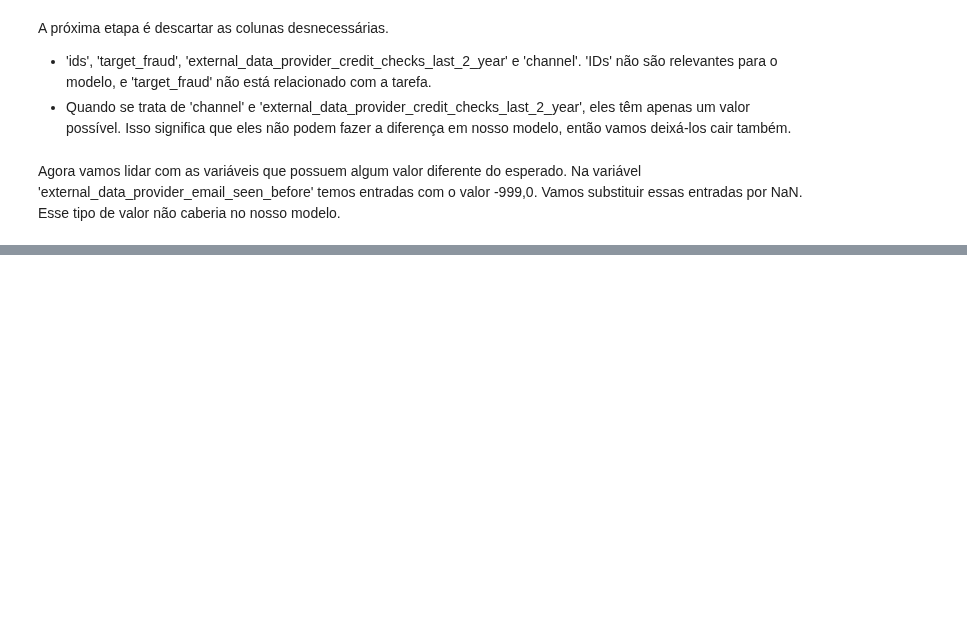
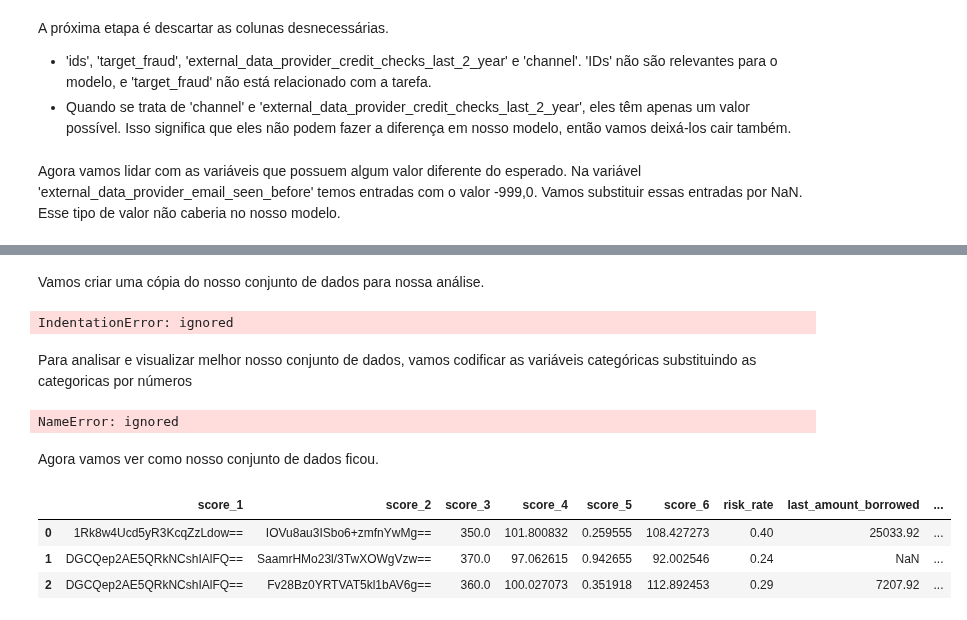
Before and after one commit to marcos-code/Portfolio_DataScience, a Jupyter notebook: Avaliação_de_Risco_de_Crédito.ipynb, the cells around one changed output, grey strips where cells are left out. Cells and saved outputs as stored; diff of their text form; code cells hidden in the pictures; blank space fills up the shorter version.

```diff
--- a/Avaliação_de_Risco_de_Crédito.ipynb
+++ b/Avaliação_de_Risco_de_Crédito.ipynb
@@ -252,8 +288,8 @@ A próxima etapa é descartar as colunas desnecessárias.
 'IDs' não são relevantes para o modelo, e 'target_fraud' não está relacionado com a tarefa.
 * Quando se trata de 'channel' e  'external_data_provider_credit_checks_last_2_year', eles têm apenas um valor possível. Isso significa que eles não podem fazer a diferença em nosso modelo, então vamos deixá-los cair também.
 # %%
-# Descartando as variáveis que não iremos usar
-df_clean = df_clean.drop(columns=['ids','target_fraud',
+# # Descartando as variáveis que não iremos usar
+df_clean.drop(labels=['ids','target_fraud',
                                   'external_data_provider_credit_checks_last_2_year',
                                   'channel'],axis=1, inplace=True)
 # %% [markdown]
@@ -270,0 +310,20 @@ TypeError: ignored
+# %%
+from sklearn.impute import SimpleImputer
+
+num_df = df_clean.select_dtypes(exclude='object').columns
+cat_df = df_clean.select_dtypes(include='object').columns
+
+# substituição de valores ausentes
+df_clean.last_amount_borrowed.fillna(value=0, inplace=True)
+df_clean.last_borrowed_in_months.fillna(value=0, inplace=True)
+df_clean.n_issues.fillna(value=0, inplace=True)
+
+# Variáveis numéricas
+imputer = SimpleImputer(missing_values=np.nan, strategy='median')
+imputer = imputer.fit(df_clean.loc[:,num_df])
+df_clean.loc[:,num_df] = imputer.transform(df_clean.loc[:,num_df])
+
+#Variáveis categóricas
+imputer = SimpleImputer(missing_values=np.nan, strategy='most_frequent')
+imputer = imputer.fit(df_clean.loc[:,cat_df])
+df_clean.loc[:,cat_df] = imputer.transform(df_clean.loc[:,cat_df])
@@ -270,0 +353,36 @@ TypeError: ignored
+# %% [markdown]
+Vamos criar uma cópia do nosso conjunto de dados para nossa análise.
+# %%
+# Criando uma cópia do df
+df_eda = df_clean.copy()
+
+# normalizar as colunas numéricas
+num_cols = df_eda.drop('target_default')
+                      axis=1).select_dtypes(exclude='object').columns
+df_eda[num_cols] = StandardScaler().fit_transform(df_eda[num_cols].values)
+# %% [output]
+IndentationError: ignored
+# %% [markdown]
+Para analisar e visualizar melhor nosso conjunto de dados, vamos codificar as variáveis categóricas substituindo as categoricas por números
+# %%
+from sklearn.preprocessing import LabelEncoder
+encoded_eda = df_eda.copy()
+
+# extrair as colunas categóricas
+cat_cols = encoded_df.select_dtypes('object').columns
+
+# codificar cada coluna categórica
+for col in cat_cols:
+  encoded_df[col+'_encoded'] = LabelEncoder().fit_transform(encoded_df[col])
+  encoded_df.drop(col, axis=1, inplace=True)
+# %% [output]
+NameError: ignored
+# %% [markdown]
+Agora vamos ver como nosso conjunto de dados ficou.
+# %%
+encoded_eda.head(3)
+# %% [output]
+|  | score_1 | score_2 | score_3 | score_4 | score_5 | score_6 | risk_rate | last_amount_borrowed | ... |
+| 0 | 1Rk8w4Ucd5yR3KcqZzLdow== | IOVu8au3ISbo6+zmfnYwMg== | 350.0 | 101.800832 | 0.259555 | 108.427273 | 0.40 | 25033.92 | ... |
+| 1 | DGCQep2AE5QRkNCshIAlFQ== | SaamrHMo23l/3TwXOWgVzw== | 370.0 | 97.062615 | 0.942655 | 92.002546 | 0.24 | NaN | ... |
+| 2 | DGCQep2AE5QRkNCshIAlFQ== | Fv28Bz0YRTVAT5kl1bAV6g== | 360.0 | 100.027073 | 0.351918 | 112.892453 | 0.29 | 7207.92 | ... |
```
Also changed, not shown: parts of 25 cells of this notebook.
